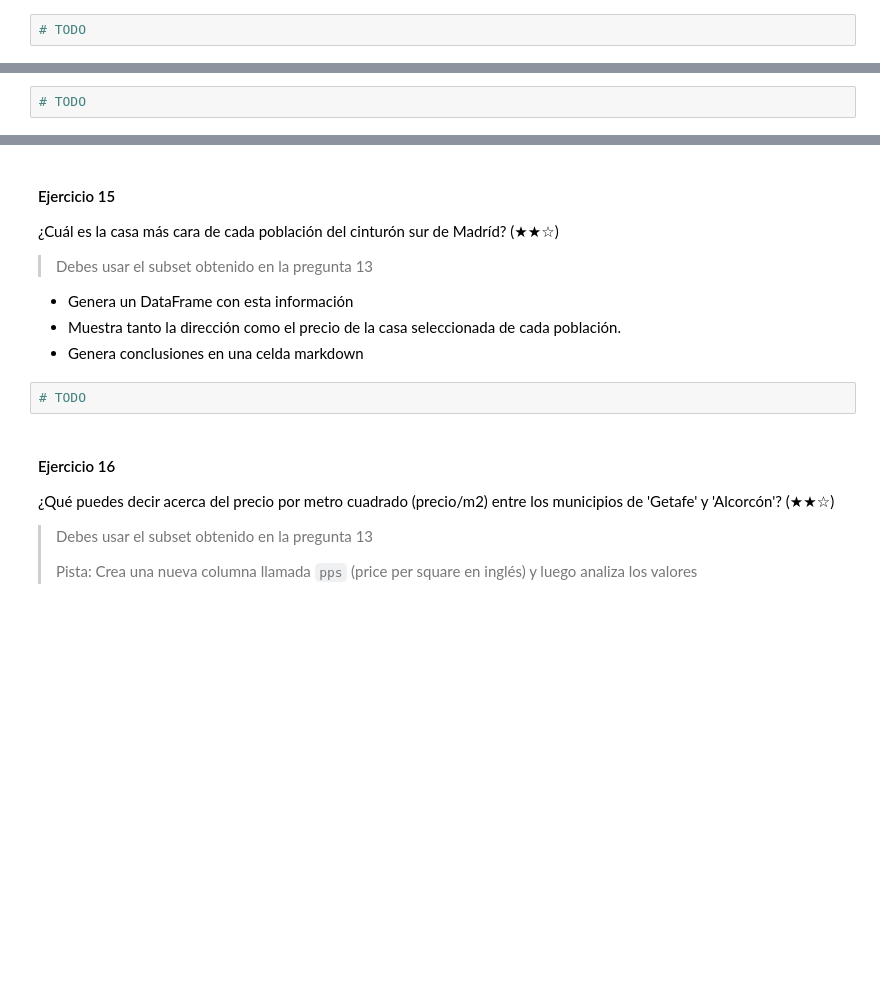
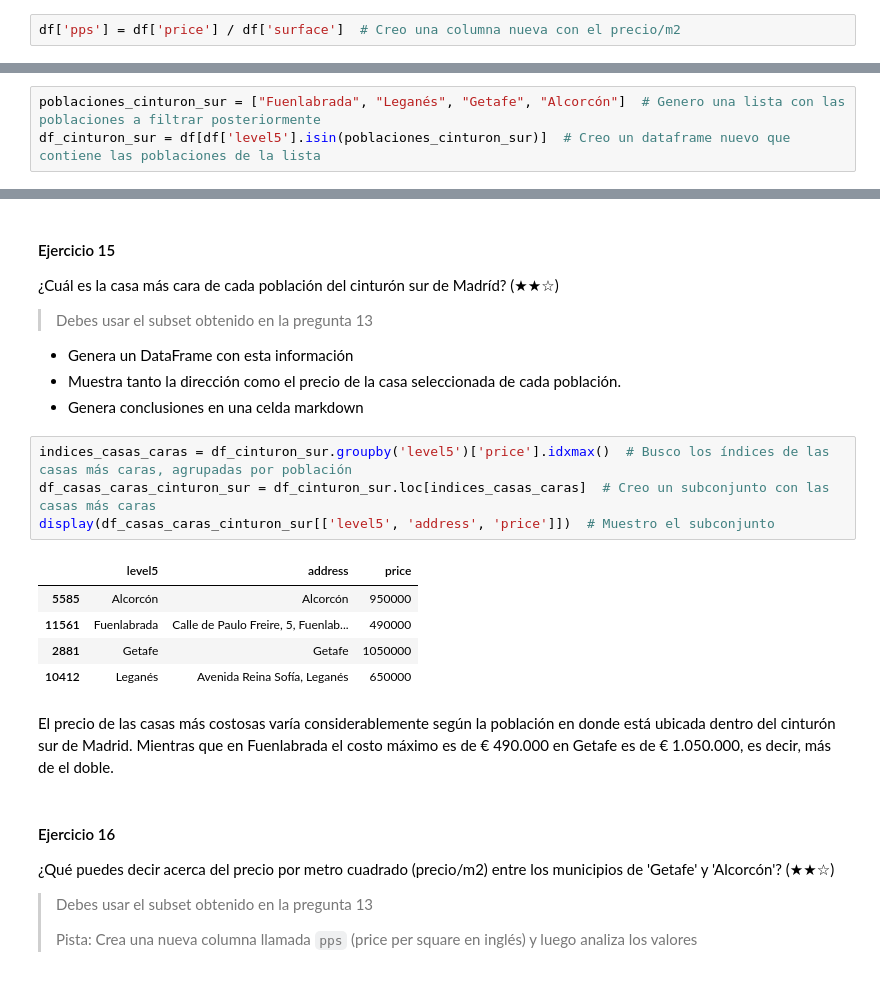
Before and after one commit to sncastro/proyecto-integrador-trabajando-con-un-dataframe, a Jupyter notebook: notebooks/project.ipynb, the cells around one changed output, grey strips where cells are left out. Cells and saved outputs as stored; diff of their text form; blank space fills up the shorter version.

```diff
--- a/notebooks/project.ipynb
+++ b/notebooks/project.ipynb
@@ -117,4 +249,4 @@ Muestra las dimensiones del DataFrame original y del DataFrame después de las e
 - Muestra ambos promedios de precio por metro cuadrado
 - Escribe en una celda markdown una conclusión sobre ellos
 # %%
-# TODO
+df['pps'] = df['price'] / df['surface']  # Creo una columna nueva con el precio/m2
@@ -147,7 +298,8 @@ Haz un subconjunto del DataFrame original que contenga las siguientes poblacione
 
 > Pista: Filtra el DataFrame original usando la columna `level5` y la función `isin`.
 # %%
-# TODO
+poblaciones_cinturon_sur = ["Fuenlabrada", "Leganés", "Getafe", "Alcorcón"]  # Genero una lista con las poblaciones a filtrar posteriormente
+df_cinturon_sur = df[df['level5'].isin(poblaciones_cinturon_sur)]  # Creo un dataframe nuevo que contiene las poblaciones de la lista
 # %% [markdown]
 #### Ejercicio 14
 
@@ -169,7 +327,18 @@ Calcula la media y la varianza de muestra para las siguientes variables: precio,
 - Muestra tanto la dirección como el precio de la casa seleccionada de cada población.
 - Genera conclusiones en una celda markdown
 # %%
-# TODO
+indices_casas_caras = df_cinturon_sur.groupby('level5')['price'].idxmax()  # Busco los índices de las casas más caras, agrupadas por población
+df_casas_caras_cinturon_sur = df_cinturon_sur.loc[indices_casas_caras]  # Creo un subconjunto con las casas más caras
+display(df_casas_caras_cinturon_sur[['level5', 'address', 'price']])  # Muestro el subconjunto
+# %% [output]
+|  | level5 | address | price |
+| 5585 | Alcorcón | Alcorcón | 950000 |
+| 11561 | Fuenlabrada | Calle de Paulo Freire, 5, Fuenlab... | 490000 |
+| 2881 | Getafe | Getafe | 1050000 |
+| 10412 | Leganés | Avenida Reina Sofía, Leganés | 650000 |
+# %% [markdown]
+El precio de las casas más costosas varía considerablemente según la población en donde está ubicada dentro del cinturón sur de Madrid.
+Mientras que en Fuenlabrada el costo máximo es de € 490.000 en Getafe es de € 1.050.000, es decir, más de el doble.
 # %% [markdown]
 #### Ejercicio 16
 
```
Also changed, not shown: parts of 25 cells of this notebook.
